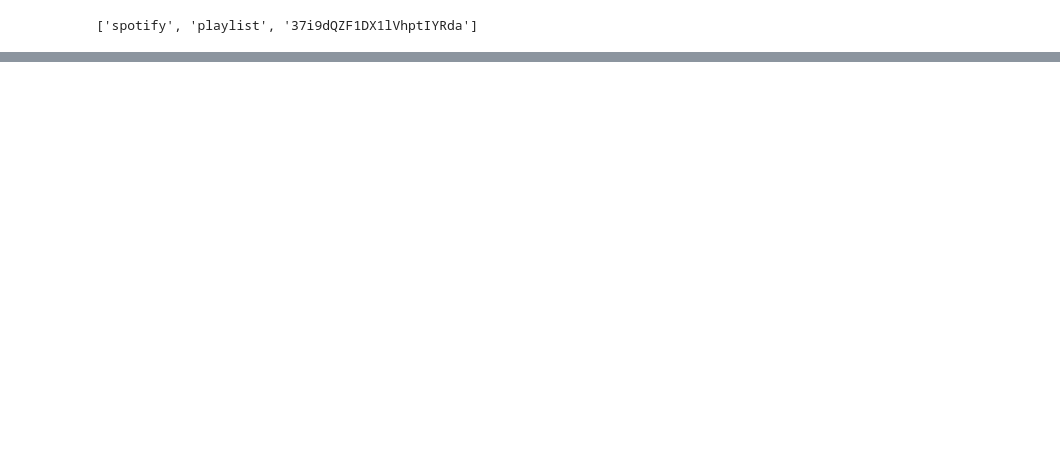
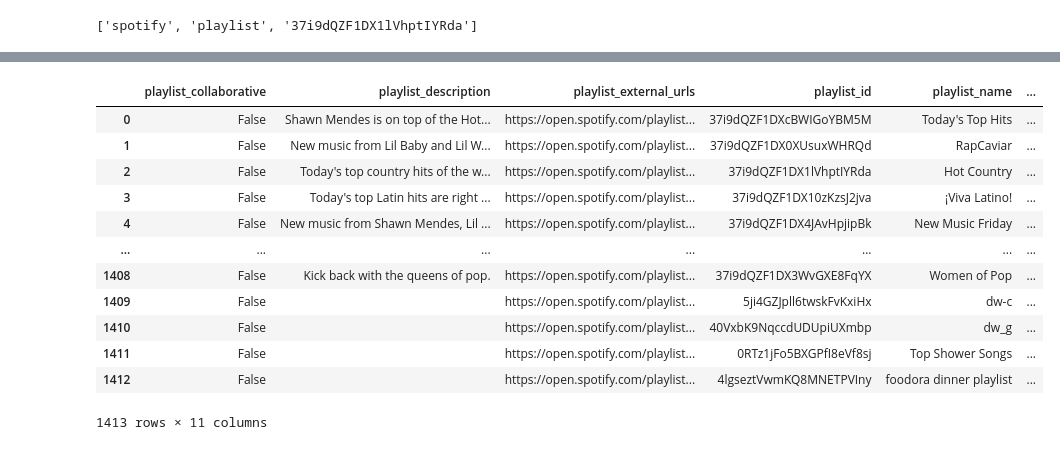
Before and after one commit to jsarni/talent_hunter_project, a Jupyter notebook: notebooks/spotify_data_collect.ipynb, the cells around one changed output, grey strips where cells are left out. Drawn from its saved outputs; the diff is of its cells as text; code cells hidden in the pictures; blank space fills up the shorter version.

Commit message:
new release and all playlists added

```diff
--- a/notebooks/spotify_data_collect.ipynb
+++ b/notebooks/spotify_data_collect.ipynb
@@ -307,0 +296,56 @@ while True:
+# %%
+def All_playlist():
+    user = 'spotify'
+    playlists = sp.user_playlists(user)
+    playlist_items=[]
+    while playlists:
+
+        for i,playlist in enumerate(playlists['items']):
+            #print(playlist.keys())
+            playlist_collaborative =playlist['collaborative']
+            playlist_description   =playlist['description']
+            playlist_external_urls =playlist['external_urls']['spotify']
+            playlist_id            =playlist['id']
+            playlist_name          =playlist['name']
+            playlist_public        =playlist['public']
+            playlist_snapshot_id   =playlist['snapshot_id']
+            playlist_tracks_url    =playlist['tracks']['href']
+            playlist_tracks_count  =playlist['tracks']['total']
+            playlist_type          =playlist['type']
+            playlist_items.append([   playlist_collaborative
+                                     ,playlist_description
+                                     ,playlist_external_urls
+                                     ,playlist_id
+                                     ,playlist_name
+                                     ,playlist_public
+                                     ,playlist_snapshot_id
+                                     ,playlist_tracks_url
+                                     ,playlist_tracks_count
+                                     ,playlist_type])
+        if playlists['next']:
+            playlists = sp.next(playlists)
+        else:
+            playlists = None
+    spotify_playlist = pd.DataFrame(playlist_items,columns=['playlist_collaborative','playlist_description','playlist_external_urls',
+                                                              'playlist_id','playlist_name','playlist_public','playlist_snapshot_id',
+                                                              'playlist_tracks_url','playlist_tracks_count','playlist_type'])
+    spotify_playlist['collect_date']=todayString()
+    return spotify_playlist
+
+
+sp_playlist = All_playlist()
+sp_playlist
+# %% [output]
+|  | playlist_collaborative | playlist_description | playlist_external_urls | playlist_id | playlist_name | ... |
+| 0 | False | Shawn Mendes is on top of the Hot... | https://open.spotify.com/playlist... | 37i9dQZF1DXcBWIGoYBM5M | Today's Top Hits | ... |
+| 1 | False | New music from Lil Baby and Lil W... | https://open.spotify.com/playlist... | 37i9dQZF1DX0XUsuxWHRQd | RapCaviar | ... |
+| 2 | False | Today's top country hits of the w... | https://open.spotify.com/playlist... | 37i9dQZF1DX1lVhptIYRda | Hot Country | ... |
+| 3 | False | Today's top Latin hits are right ... | https://open.spotify.com/playlist... | 37i9dQZF1DX10zKzsJ2jva | ¡Viva Latino! | ... |
+| 4 | False | New music from Shawn Mendes, Lil ... | https://open.spotify.com/playlist... | 37i9dQZF1DX4JAvHpjipBk | New Music Friday | ... |
+| ... | ... | ... | ... | ... | ... | ... |
+| 1408 | False | Kick back with the queens of pop. | https://open.spotify.com/playlist... | 37i9dQZF1DX3WvGXE8FqYX | Women of Pop | ... |
+| 1409 | False |  | https://open.spotify.com/playlist... | 5ji4GZJpll6twskFvKxiHx | dw-c | ... |
+| 1410 | False |  | https://open.spotify.com/playlist... | 40VxbK9NqccdUDUpiUXmbp | dw_g | ... |
+| 1411 | False |  | https://open.spotify.com/playlist... | 0RTz1jFo5BXGPfI8eVf8sj | Top Shower Songs | ... |
+| 1412 | False |  | https://open.spotify.com/playlist... | 4lgseztVwmKQ8MNETPVIny | foodora dinner playlist | ... |
+1413 rows × 11 columns
```
Also changed, not shown: parts of 21 cells of this notebook, 3 other files.
